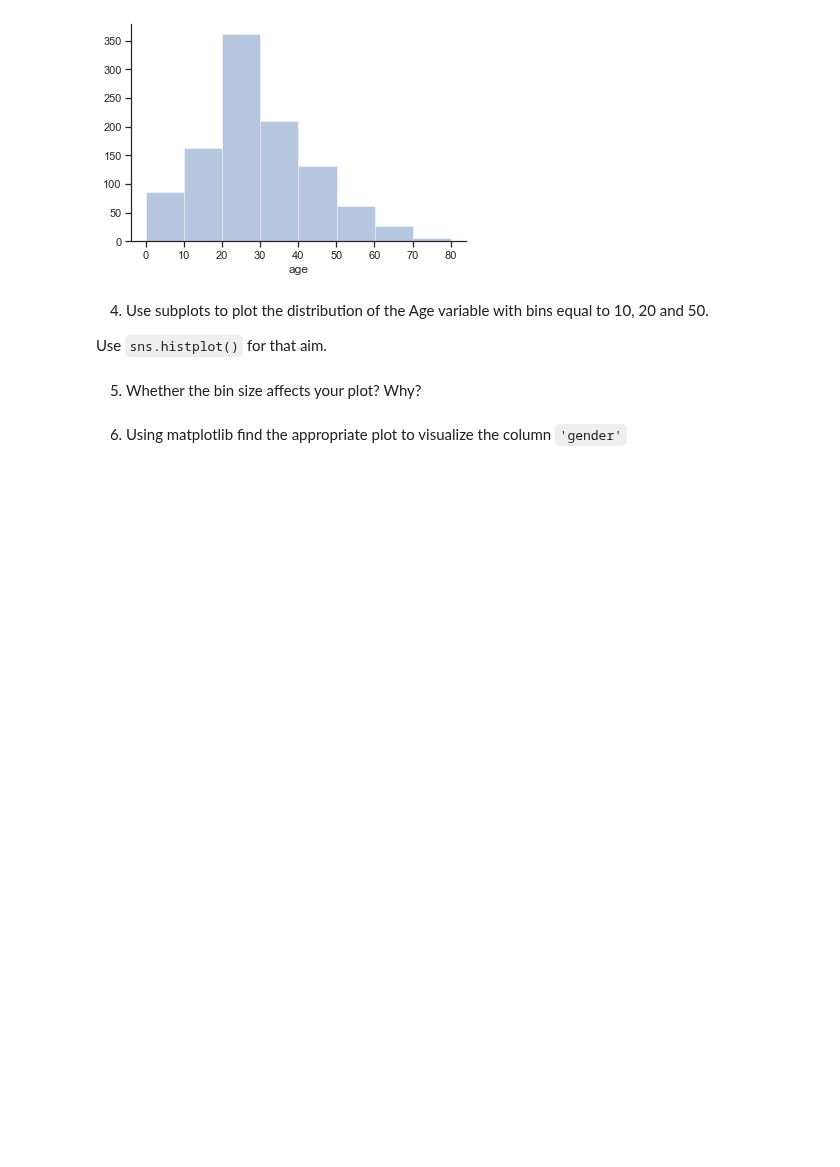
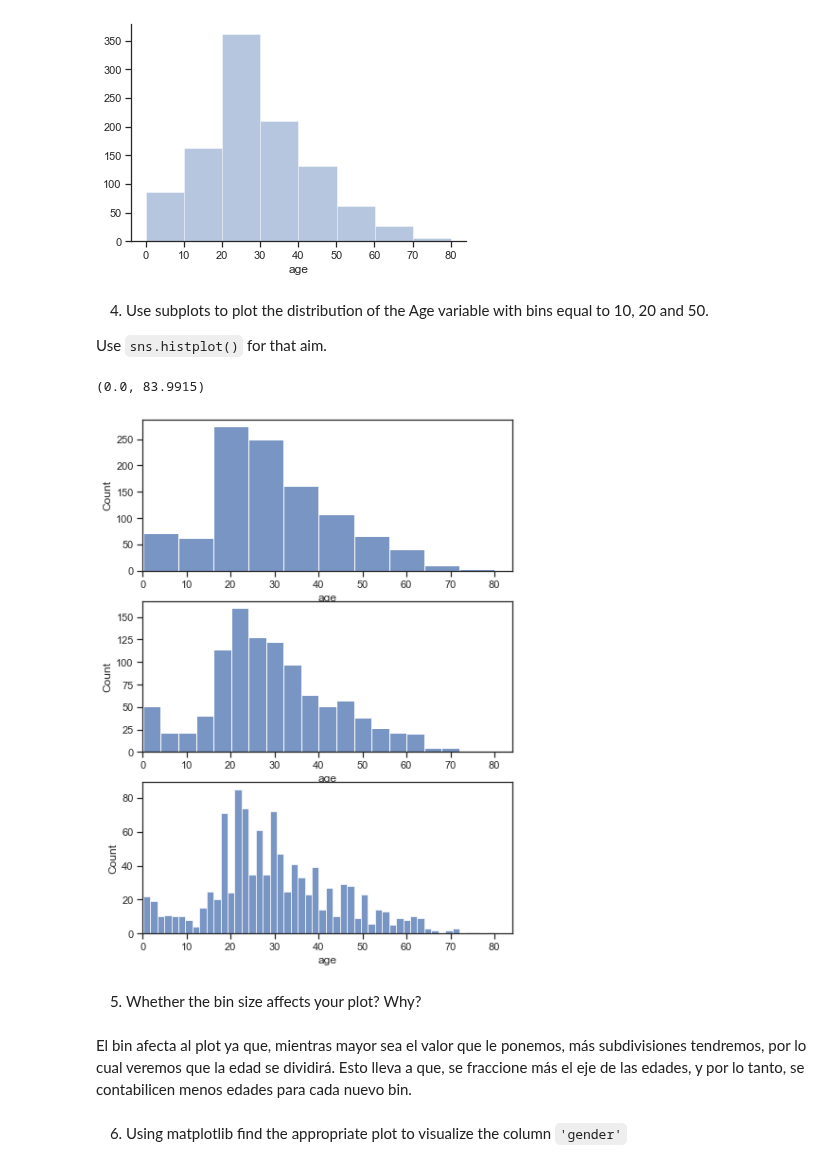
Before and after one commit to leo90rc/Leonardo.DataScience, a Jupyter notebook: week5_EDA_scraping_eda_summary/day5_sys_argparse_SQL_IV/Tarea_Titanic_Visualizacion_y_Pandas/2_Titanic-Visualisation.ipynb, the cells around one changed output. Cells and saved outputs as stored; diff of their text form; code cells hidden in the pictures; blank space fills up the shorter version.

```diff
--- a/week5_EDA_scraping_eda_summary/day5_sys_argparse_SQL_IV/Tarea_Titanic_Visualizacion_y_Pandas/2_Titanic-Visualisation.ipynb
+++ b/week5_EDA_scraping_eda_summary/day5_sys_argparse_SQL_IV/Tarea_Titanic_Visualizacion_y_Pandas/2_Titanic-Visualisation.ipynb
@@ -65,2 +63,18 @@ Use `sns.histplot()` for that aim.
+# %%
+#your code here
+plt.figure(figsize = (7,10))
+plt.subplot(3,1,1)
+sns.histplot(titanic.age, bins=10)
+plt.xlim(0)
+
+plt.subplot(3,1,2)
+sns.histplot(titanic.age, bins=20)
+plt.xlim(0)
+plt.subplot(3,1,3)
+sns.histplot(titanic.age, bins=50)
+plt.xlim(0)
+# %% [output]
+(0.0, 83.9915)
+[figure, added]
 # %% [markdown]
 5. Whether the bin size affects your plot? Why?
@@ -69,2 +81,4 @@ Use `sns.histplot()` for that aim.
+# %% [markdown]
+El bin afecta al plot ya que, mientras mayor sea el valor que le ponemos, más subdivisiones tendremos, por lo cual veremos que la edad se dividirá. Esto lleva a que, se fraccione más el eje de las edades, y por lo tanto, se contabilicen menos edades para cada nuevo bin.
 # %% [markdown]
 6. Using matplotlib find the appropriate plot to visualize the column `'gender'`
```
Also changed, not shown: parts of 23 cells of this notebook, 14 other files.
